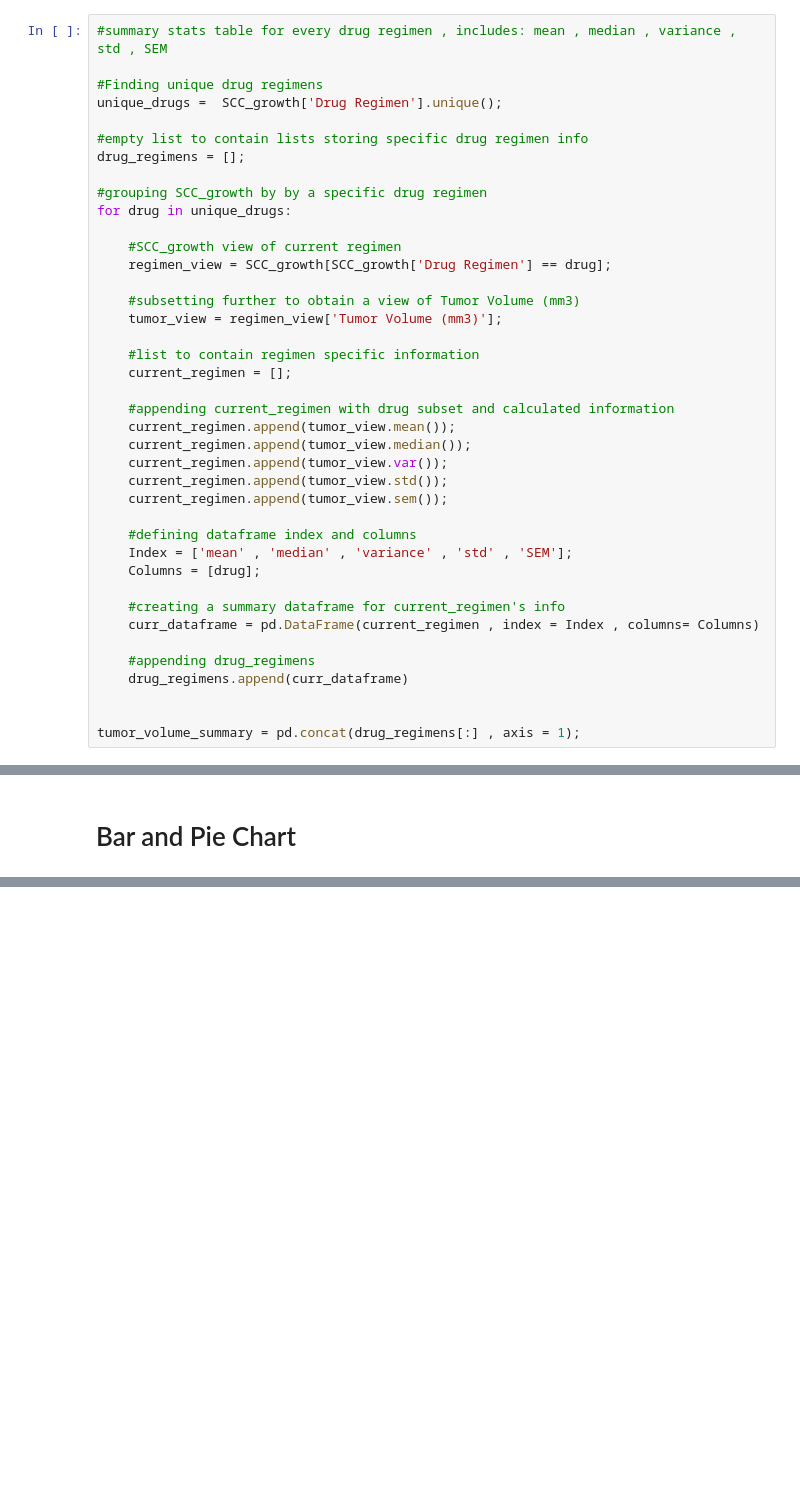
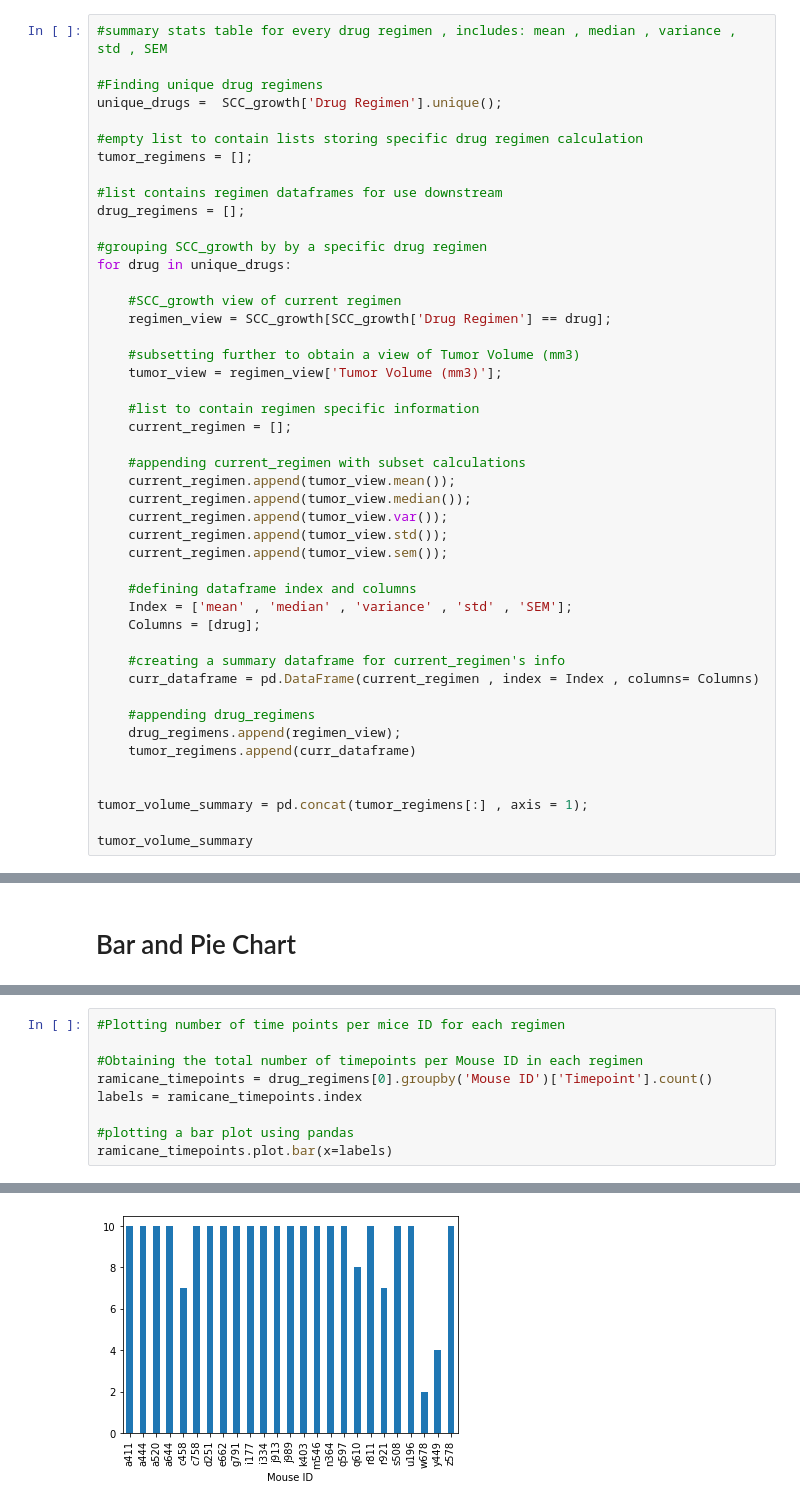
Before and after one commit to awesomepack/Pymaceuticals, a Jupyter notebook: Pymaceuticals.ipynb, the cells around one changed output, grey strips where cells are left out. Drawn from its saved outputs; the diff is of its cells as text; blank space fills up the shorter version.

Commit message:
Generated bar chart for Ramicane regimen , need to scale it up for each regimen

```diff
--- a/Pymaceuticals.ipynb
+++ b/Pymaceuticals.ipynb
@@ -67,7 +67,10 @@ print(new_mice_count);
 #Finding unique drug regimens
 unique_drugs =  SCC_growth['Drug Regimen'].unique();
 
-#empty list to contain lists storing specific drug regimen info
+#empty list to contain lists storing specific drug regimen calculation
+tumor_regimens = [];
+
+#list contains regimen dataframes for use downstream
 drug_regimens = [];
 
 #grouping SCC_growth by by a specific drug regimen
@@ -82,7 +85,7 @@ for drug in unique_drugs:
     #list to contain regimen specific information
     current_regimen = [];
 
-    #appending current_regimen with drug subset and calculated information
+    #appending current_regimen with subset calculations
     current_regimen.append(tumor_view.mean());
     current_regimen.append(tumor_view.median());
     current_regimen.append(tumor_view.var());
@@ -97,7 +100,10 @@ for drug in unique_drugs:
     curr_dataframe = pd.DataFrame(current_regimen , index = Index , columns= Columns)
 
     #appending drug_regimens
-    drug_regimens.append(curr_dataframe)
+    drug_regimens.append(regimen_view);
+    tumor_regimens.append(curr_dataframe)
 
 
-tumor_volume_summary = pd.concat(drug_regimens[:] , axis = 1);
+tumor_volume_summary = pd.concat(tumor_regimens[:] , axis = 1);
+
+tumor_volume_summary
@@ -107,0 +119,10 @@ tumor_volume_summary = pd.concat(drug_regimens[:] , axis = 1);
+# %%
+#Plotting number of time points per mice ID for each regimen
+
+#Obtaining the total number of timepoints per Mouse ID in each regimen
+ramicane_timepoints = drug_regimens[0].groupby('Mouse ID')['Timepoint'].count()
+labels = ramicane_timepoints.index
+
+#plotting a bar plot using pandas
+ramicane_timepoints.plot.bar(x=labels)
+# %% [output]
@@ -107,0 +130 @@ tumor_volume_summary = pd.concat(drug_regimens[:] , axis = 1);
+[figure, added]
```
Also changed, not shown: parts of 4 cells of this notebook.
